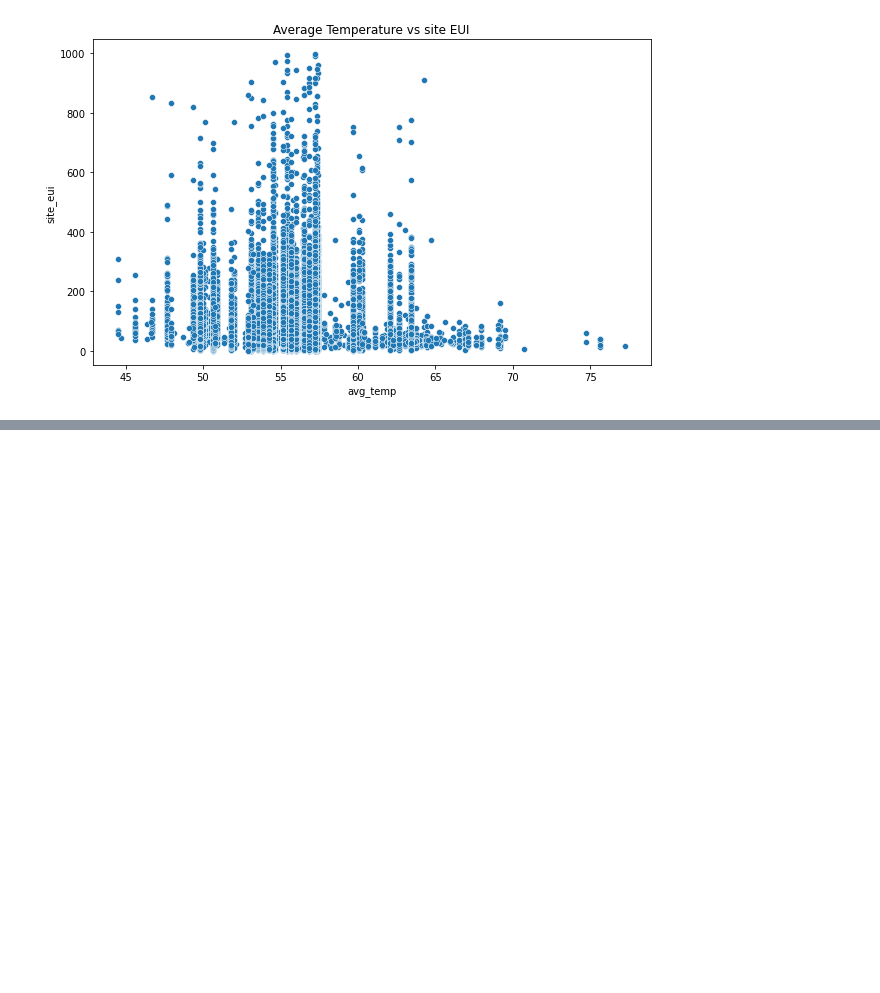
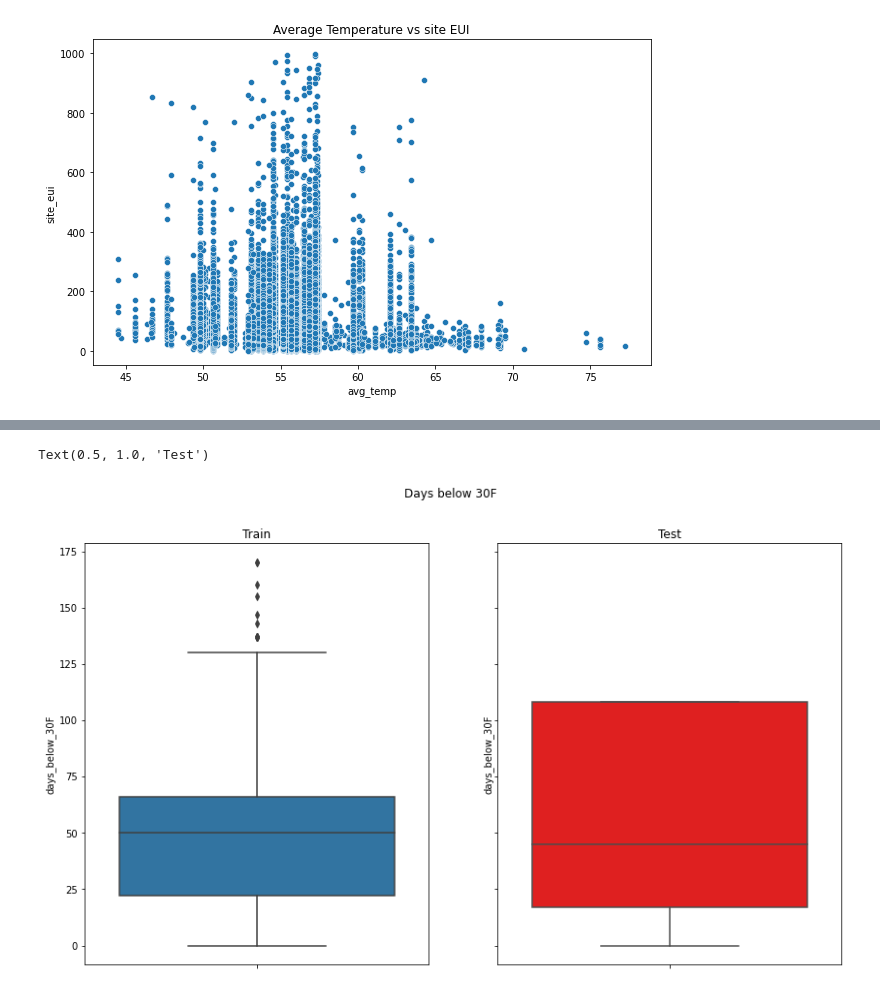
Before and after one commit to ccollado7/wds-datathon-2022, a Jupyter notebook: notebooks/EDA/kaggle-wds-EDA.ipynb, the cells around one changed output, grey strips where cells are left out. Cells and saved outputs as stored; diff of their text form; code cells hidden in the pictures; blank space fills up the shorter version.

```diff
--- a/notebooks/EDA/kaggle-wds-EDA.ipynb
+++ b/notebooks/EDA/kaggle-wds-EDA.ipynb
@@ -930,0 +972,13 @@ Text(0.5, 1.0, 'Average Temperature vs site EUI')
+# %%
+fig, ax = plt.subplots(1, 2, figsize=(14, 8), sharey=True)
+fig.suptitle('Days below 30F')
+
+
+sns.boxplot(ax=ax[0],y="days_below_30F",data=train)
+ax[0].set_title('Train')
+
+sns.boxplot(ax=ax[1],y="days_below_30F",data=test,color='red')
+ax[1].set_title('Test')
+# %% [output]
+Text(0.5, 1.0, 'Test')
+[figure, added]
```
Also changed, not shown: parts of 87 cells of this notebook.
